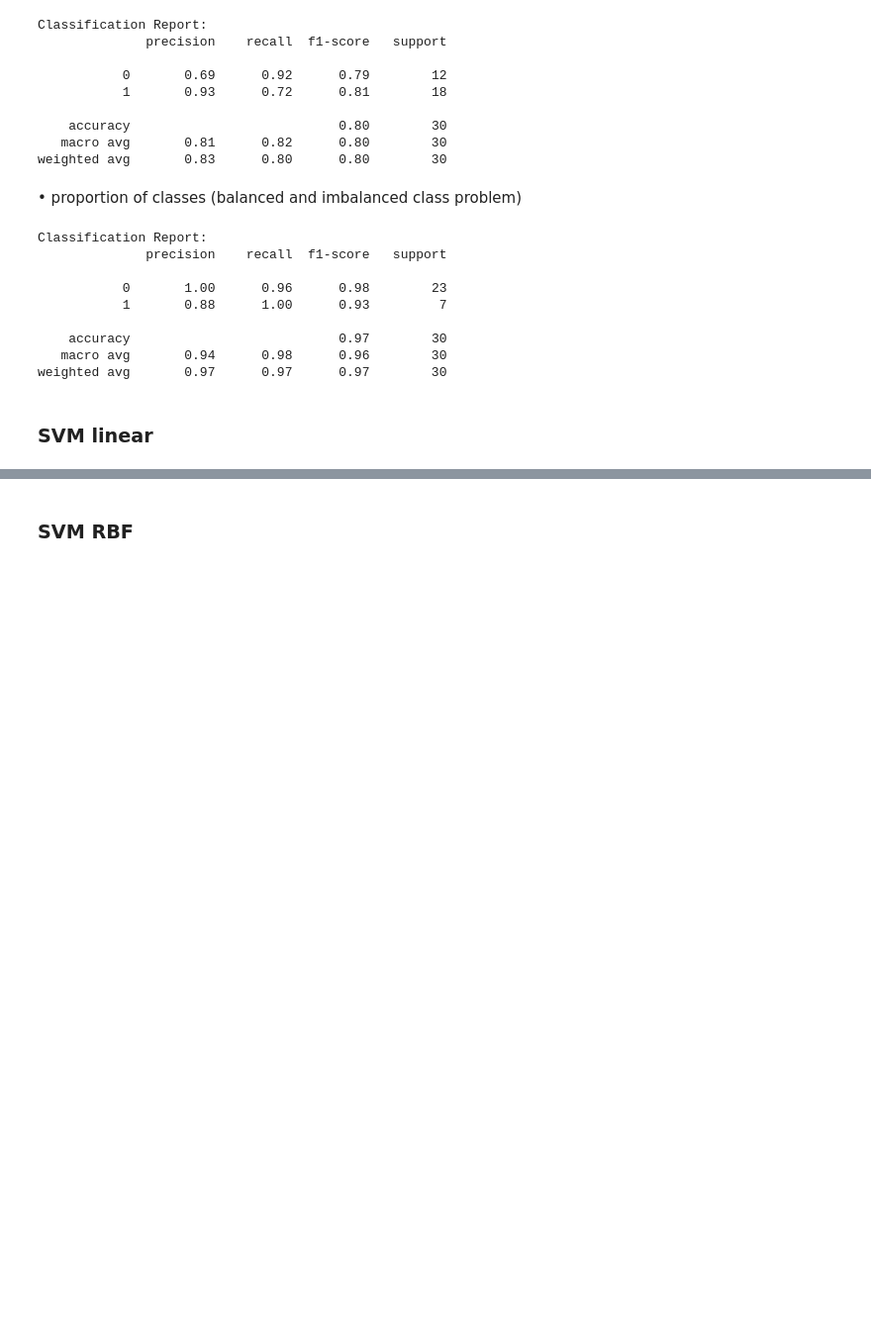
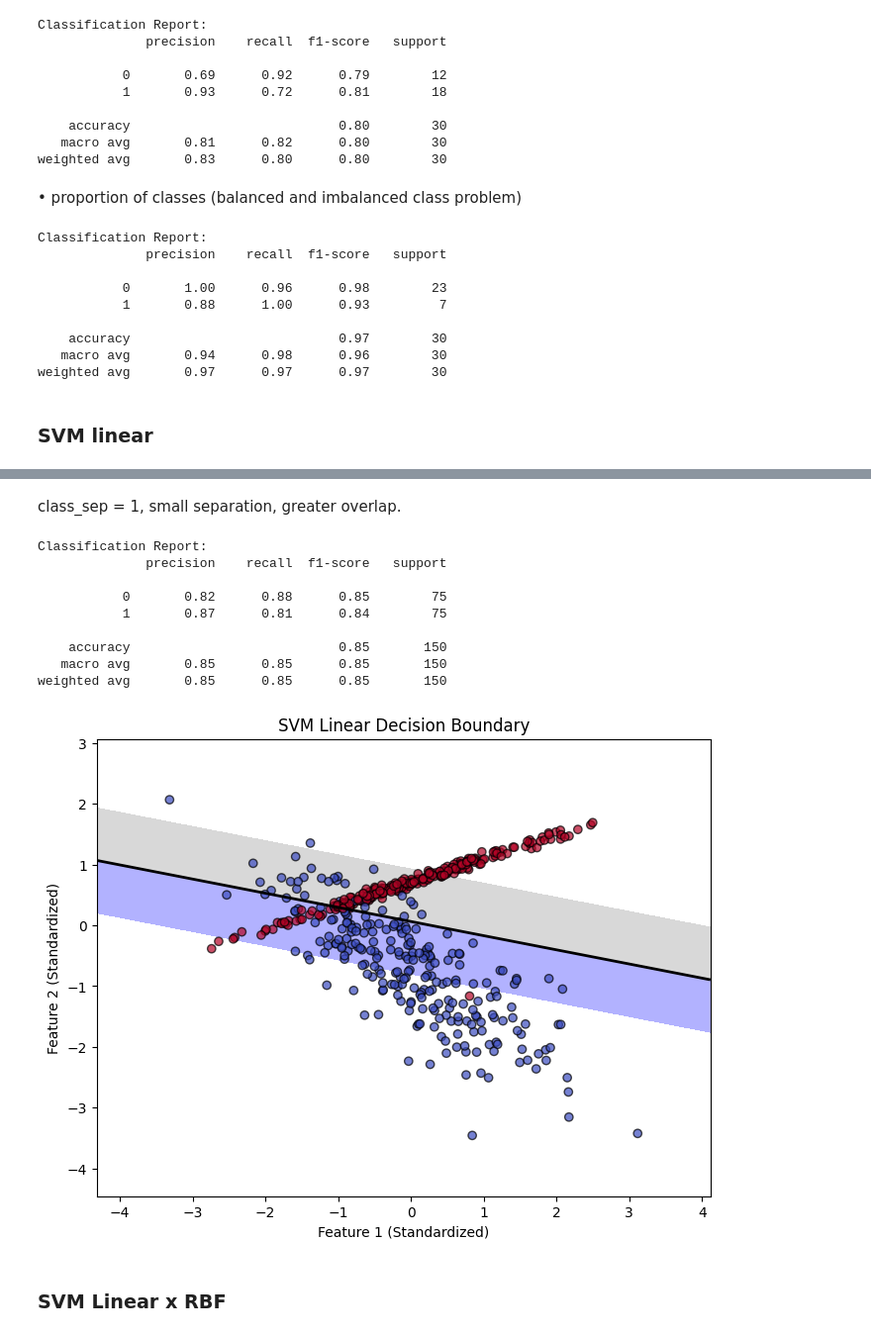
Before and after one commit to ossclaudia/MachineLearning, a Jupyter notebook: projeto.ipynb, the cells around one changed output, grey strips where cells are left out. Shown at 99% size. Drawn from its saved outputs; the diff is of its cells as text; code cells hidden in the pictures; blank space fills up the shorter version.

```diff
--- a/projeto.ipynb
+++ b/projeto.ipynb
@@ -357,2 +396,51 @@ weighted avg       0.97      0.97      0.97        30
+# %% [markdown]
+class_sep = 1, small separation, greater overlap.
+# %%
+#X, y = make_classification(n_samples=500, n_features=2, n_informative=2, n_redundant=0, n_clusters_per_class=1, class_sep=2, random_state=42)
+X, y = make_classification(n_samples=500, n_features=2, n_redundant=0, n_clusters_per_class=1, class_sep=1, random_state=42)
+X_scaler = StandardScaler()
+X_scaled = X_scaler.fit_transform(X)
+X_train, X_test, y_train, y_test = train_test_split(X_scaled, y, test_size=0.3, random_state=42)
+
+svm = LinearSVC(random_state=42, class_weight="balanced")
+svm.fit(X_train, y_train)
+y_pred = svm.predict(X_test)
+report = classification_report(y_test, y_pred)
+print("Classification Report:")
+print(report)
+
+plt.figure(figsize=(8, 6))
+
+# Create grid of points
+x_min, x_max = X_scaled[:, 0].min() - 1, X_scaled[:, 0].max() + 1
+y_min, y_max = X_scaled[:, 1].min() - 1, X_scaled[:, 1].max() + 1
+xx, yy = np.meshgrid(np.linspace(x_min, x_max, 100), np.linspace(y_min, y_max, 100))
+
+# Compute decision boundary
+Z = svm.decision_function(np.c_[xx.ravel(), yy.ravel()])
+Z = Z.reshape(xx.shape)
+
+# Plot contour and dataset
+plt.contourf(xx, yy, Z, levels=[-1, 0, 1], colors=['blue', 'gray', 'red'], alpha=0.3)
+plt.contour(xx, yy, Z, levels=[0], colors='black', linewidths=2)  # Decision boundary
+
+# Scatter plot of data points
+plt.scatter(X_scaled[:, 0], X_scaled[:, 1], c=y, cmap="coolwarm", edgecolors="k", alpha=0.7)
+
+plt.xlabel("Feature 1 (Standardized)")
+plt.ylabel("Feature 2 (Standardized)")
+plt.title("SVM Linear Decision Boundary")
+plt.show()
+# %% [output]
+Classification Report:
+              precision    recall  f1-score   support
+
+           0       0.82      0.88      0.85        75
+           1       0.87      0.81      0.84        75
+
+    accuracy                           0.85       150
+   macro avg       0.85      0.85      0.85       150
+weighted avg       0.85      0.85      0.85       150
+[figure, added]
 # %% [markdown]
-### SVM RBF
+### SVM Linear x RBF
```
Also changed, not shown: parts of 11 cells of this notebook.
